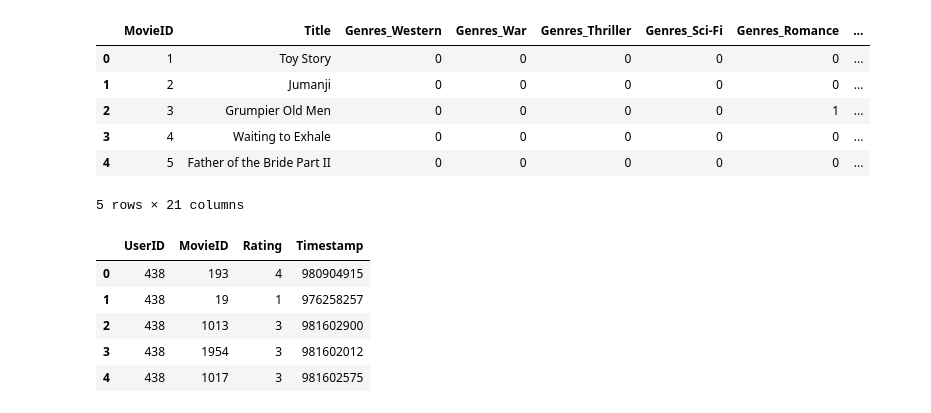
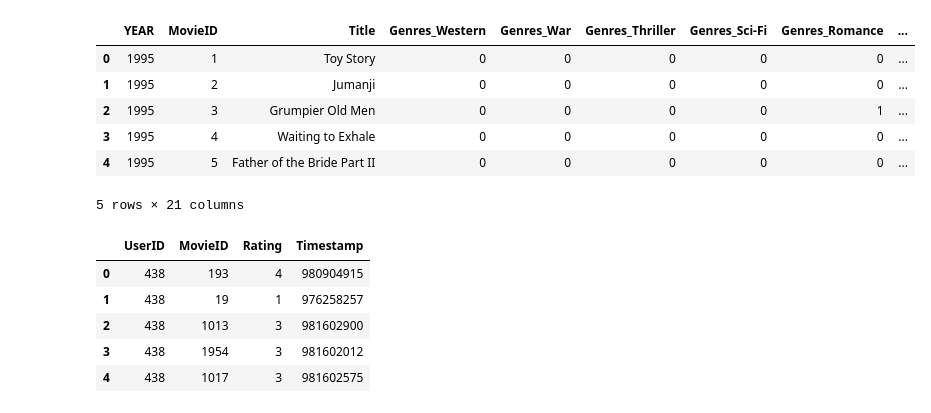
Before and after one commit to fincherc/machine-learning-project-4, a Jupyter notebook: Training/started_code_copy_cf.ipynb, the cells around one changed output. Drawn from its saved outputs; the diff is of its cells as text; code cells hidden in the pictures.

```diff
--- a/Training/started_code_copy_cf.ipynb
+++ b/Training/started_code_copy_cf.ipynb
@@ -10,17 +10,16 @@ import matplotlib.pyplot as plt
 [interactive output not drawn]
 # %%
 # Read and output the csv
-df_movies = pd.read_csv('../DataSets/movies_clean_V2.csv')
-df_movies['Year'] = df_movies['Title'].str.extract(r'\((\d{4})\)')
+df_movies = pd.read_csv('../DataSets/Movies_data_V3.csv')
 df_movies['Title'] = df_movies['Title'].str.replace(r'\s\(\d{4}\)', '', regex=True)
 df_movies.head()
 # %% [output]
-|  | MovieID | Title | Genres_Western | Genres_War | Genres_Thriller | Genres_Sci-Fi | Genres_Romance | ... |
-| 0 | 1 | Toy Story | 0 | 0 | 0 | 0 | 0 | ... |
-| 1 | 2 | Jumanji | 0 | 0 | 0 | 0 | 0 | ... |
-| 2 | 3 | Grumpier Old Men | 0 | 0 | 0 | 0 | 1 | ... |
-| 3 | 4 | Waiting to Exhale | 0 | 0 | 0 | 0 | 0 | ... |
-| 4 | 5 | Father of the Bride Part II | 0 | 0 | 0 | 0 | 0 | ... |
+|  | YEAR | MovieID | Title | Genres_Western | Genres_War | Genres_Thriller | Genres_Sci-Fi | Genres_Romance | ... |
+| 0 | 1995 | 1 | Toy Story | 0 | 0 | 0 | 0 | 0 | ... |
+| 1 | 1995 | 2 | Jumanji | 0 | 0 | 0 | 0 | 0 | ... |
+| 2 | 1995 | 3 | Grumpier Old Men | 0 | 0 | 0 | 0 | 1 | ... |
+| 3 | 1995 | 4 | Waiting to Exhale | 0 | 0 | 0 | 0 | 0 | ... |
+| 4 | 1995 | 5 | Father of the Bride Part II | 0 | 0 | 0 | 0 | 0 | ... |
 5 rows × 21 columns
 # %%
 # Read and output the csv
```
Also changed, not shown: parts of 16 cells of this notebook, 3 other files.
